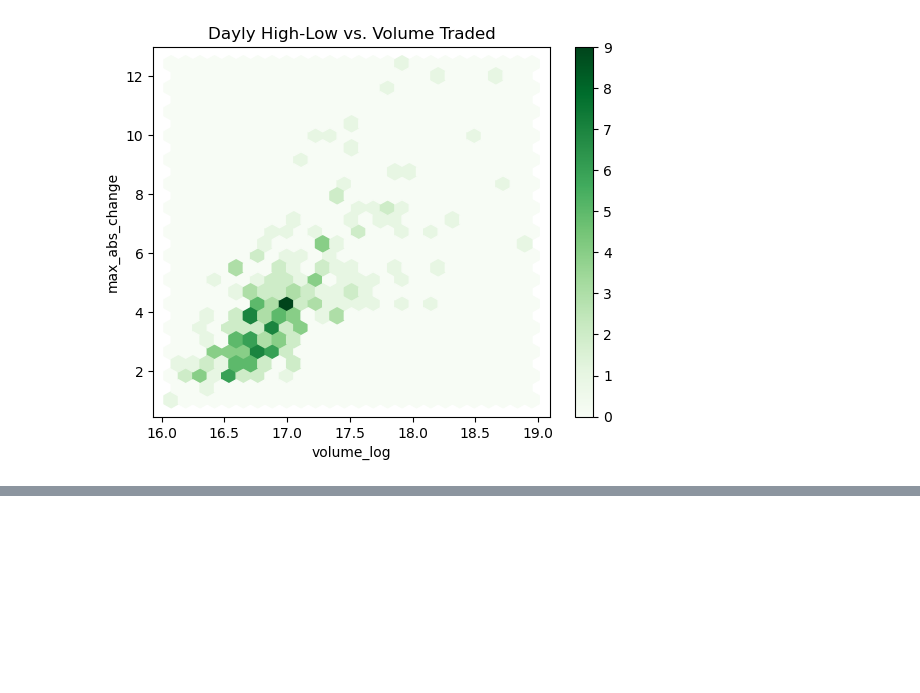
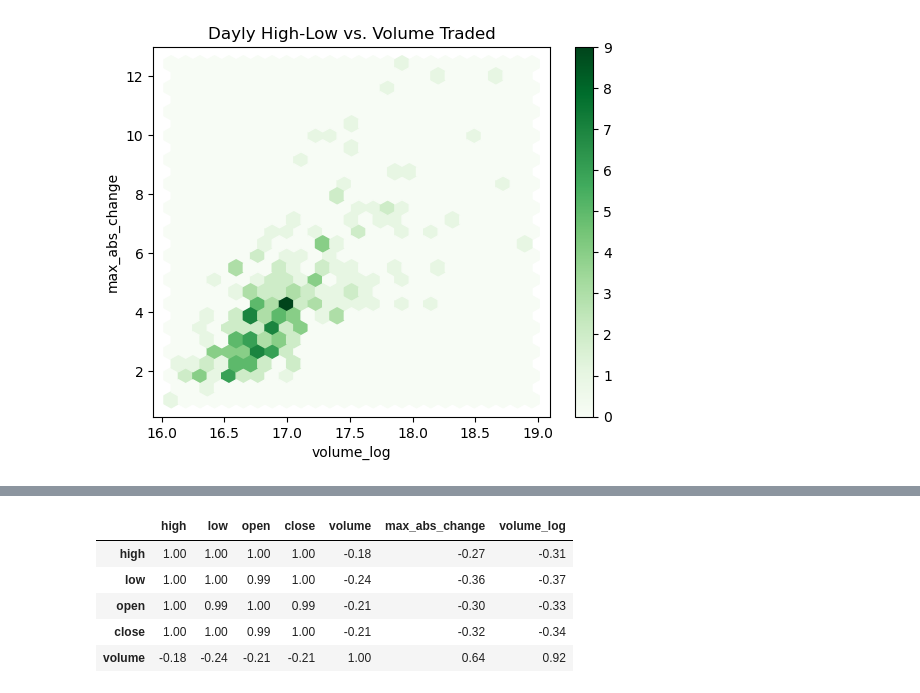
Before and after one commit to nadia-paz/ds-learning, a Jupyter notebook: data_analysis_pandas/11_pandas_viz.ipynb, the cells around one changed output, grey strips where cells are left out. Drawn from its saved outputs; the diff is of its cells as text; code cells hidden in the pictures; blank space fills up the shorter version.

```diff
--- a/data_analysis_pandas/11_pandas_viz.ipynb
+++ b/data_analysis_pandas/11_pandas_viz.ipynb
@@ -433,0 +439,14 @@ plt.show()
+# %%
+# calculate correlation coefficients
+fb_corr = fb.assign(
+    max_abs_change = fb.high - fb.low,
+    volume_log = np.log(fb.volume)
+).corr()
+fb_corr.head()
+# %% [output]
+|  | high | low | open | close | volume | max_abs_change | volume_log |
+| high | 1.00 | 1.00 | 1.00 | 1.00 | -0.18 | -0.27 | -0.31 |
+| low | 1.00 | 1.00 | 0.99 | 1.00 | -0.24 | -0.36 | -0.37 |
+| open | 1.00 | 0.99 | 1.00 | 0.99 | -0.21 | -0.30 | -0.33 |
+| close | 1.00 | 1.00 | 0.99 | 1.00 | -0.21 | -0.32 | -0.34 |
+| volume | -0.18 | -0.24 | -0.21 | -0.21 | 1.00 | 0.64 | 0.92 |
```
Also changed, not shown: parts of 3 cells of this notebook.
